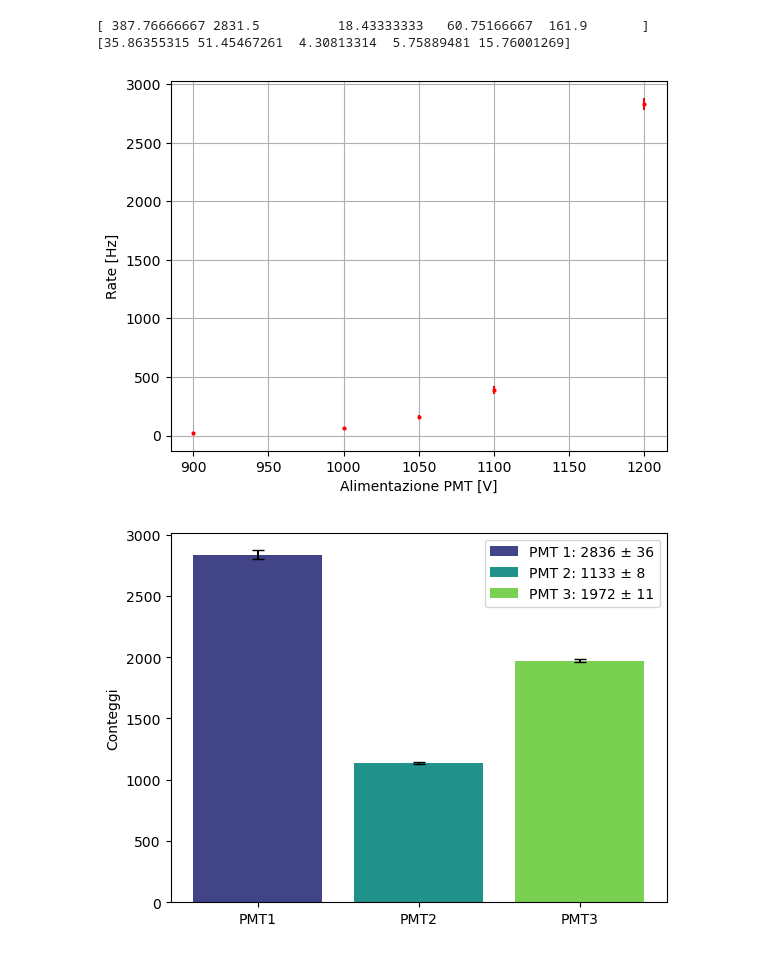
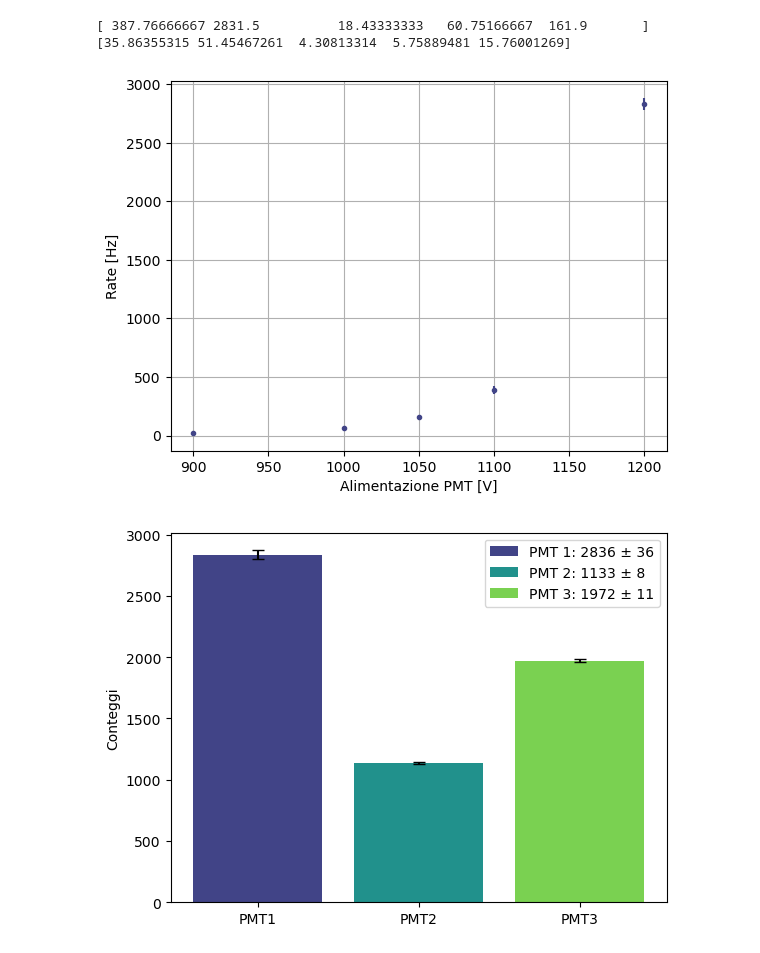
Before and after one commit to sofiamanzini/esperienza-preliminare, a Jupyter notebook: codice.ipynb, the cells around one changed output. Saved outputs shown, nothing was run; the diff lists cells and outputs as text; code cells hidden in the pictures.

```diff
--- a/codice.ipynb
+++ b/codice.ipynb
@@ -9,31 +9,31 @@ def sigma_media(x):
 # %%
 FILE = "Ratebis.txt"
 
 data=np.loadtxt(FILE, unpack=True)
 ddp=data[0,:]
 r=data[1:,:]
 
 
 
 sigma, media = sigma_media(r)
 
 print(media)
 print(sigma)
 
+colors = plt.cm.viridis(0.2)
 
-
-plt.errorbar(ddp, media , yerr=sigma, fmt="o", markersize=2,color="red")
+plt.errorbar(ddp, media , yerr=sigma, fmt="o", markersize=3,color=colors)
 
 plt.grid()
 plt.xlabel("Alimentazione PMT [V]")
 plt.ylabel("Rate [Hz]")
 
 
 plt.show()
 # %% [output]
 [ 387.76666667 2831.5          18.43333333   60.75166667  161.9       ]
 [35.86355315 51.45467261  4.30813314  5.75889481 15.76001269]
-[figure, old version]
+[figure, new version]
 # %%
 import numpy as np
 import matplotlib.pyplot as plt
```
Also changed, not shown: parts of 3 cells of this notebook, 11 other files.
